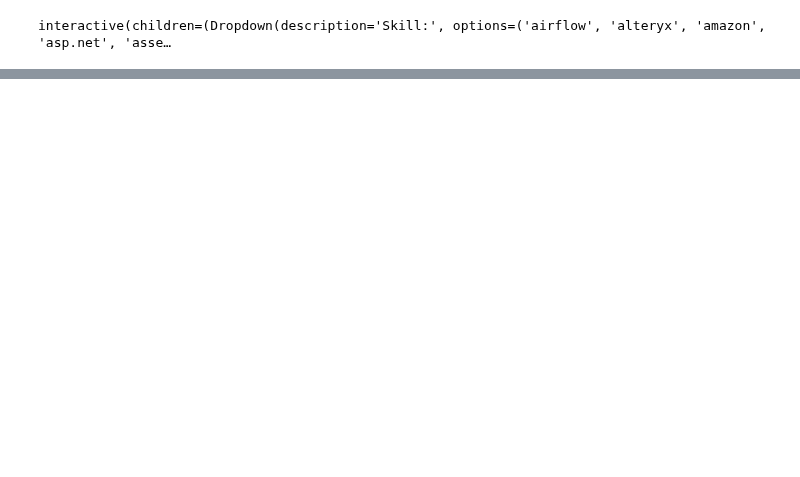
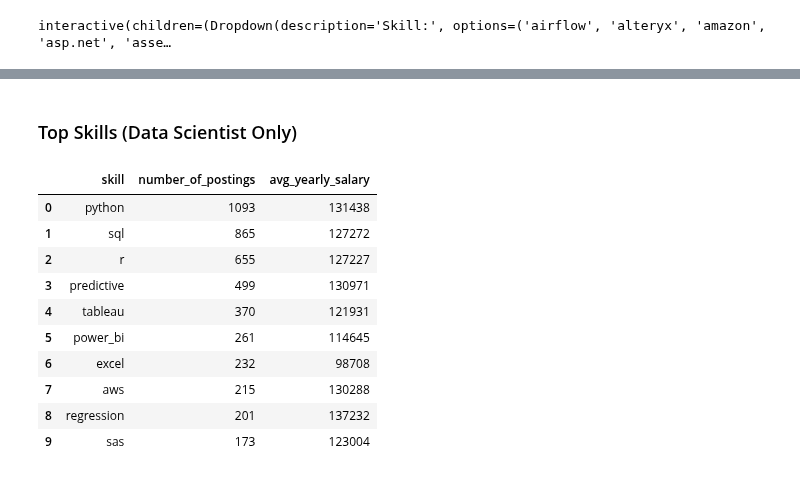
Before and after one commit to Decoding-Data-Jobs/data-jobs-project, a Jupyter notebook: schmitz_working/schmitz_draft.ipynb, the cells around one changed output, grey strips where cells are left out. Saved outputs shown, nothing was run; the diff lists cells and outputs as text; code cells hidden in the pictures; blank space fills up the shorter version.

```diff
--- a/schmitz_working/schmitz_draft.ipynb
+++ b/schmitz_working/schmitz_draft.ipynb
@@ -1377,0 +1425,24 @@ interactive(children=(Dropdown(description='Skill:', options=('airflow', 'altery
+# %% [markdown]
+### Top Skills (Data Scientist Only)
+# %%
+# Make a scientist only df
+scientists = jobs_df_cleaned[jobs_df_cleaned['title_cleaned'] == 'Data Scientist']
+
+scientists_skills = get_top_skills(scientists, 10)
+
+# Sort by number of postings
+scientists_skills.sort_values(by='number_of_postings', ascending=False, inplace=True)
+
+scientists_skills
+# %% [output]
+|  | skill | number_of_postings | avg_yearly_salary |
+| 0 | python | 1093 | 131438 |
+| 1 | sql | 865 | 127272 |
+| 2 | r | 655 | 127227 |
+| 3 | predictive | 499 | 130971 |
+| 4 | tableau | 370 | 121931 |
+| 5 | power_bi | 261 | 114645 |
+| 6 | excel | 232 | 98708 |
+| 7 | aws | 215 | 130288 |
+| 8 | regression | 201 | 137232 |
+| 9 | sas | 173 | 123004 |
```
Also changed, not shown: parts of 19 cells of this notebook.
